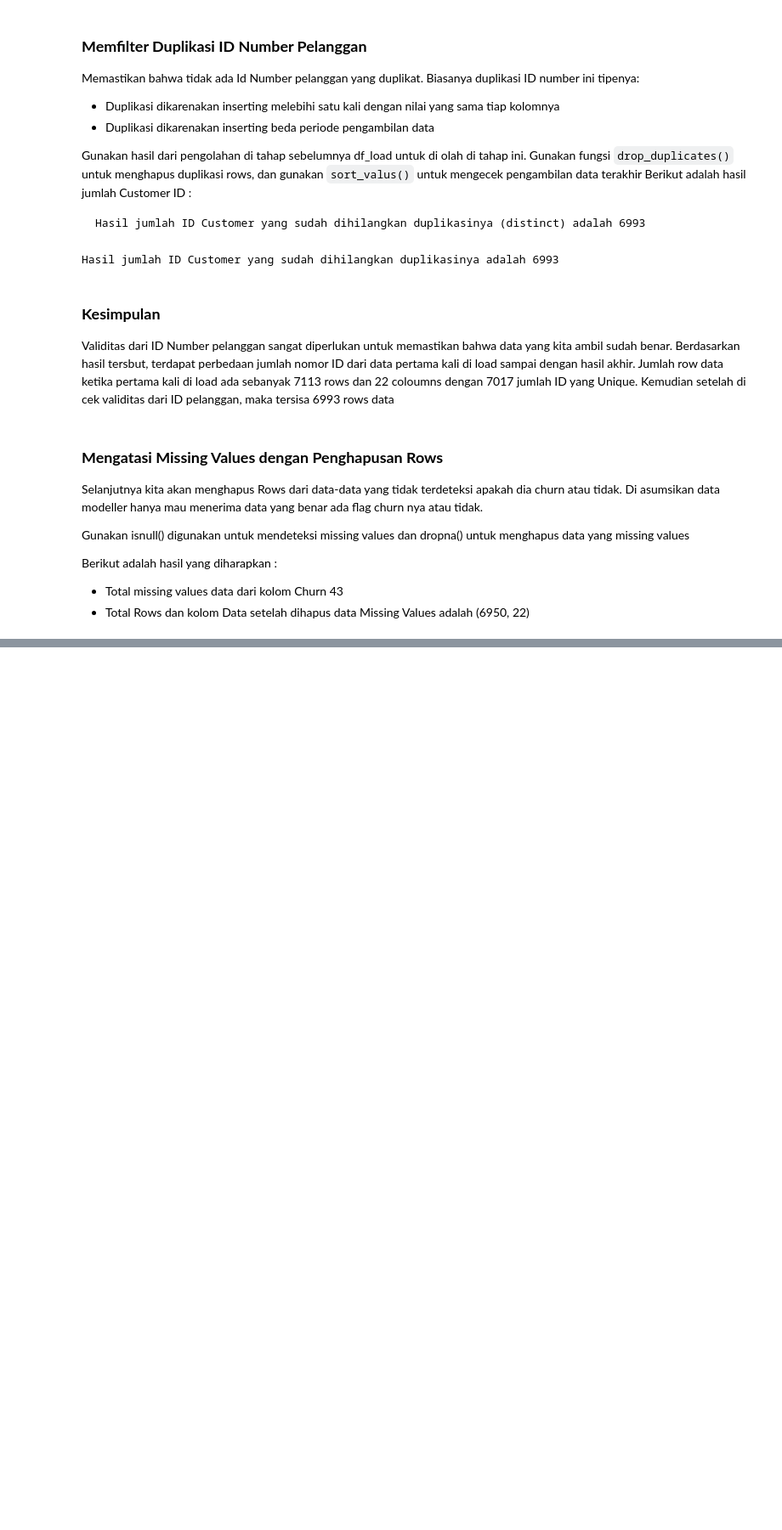
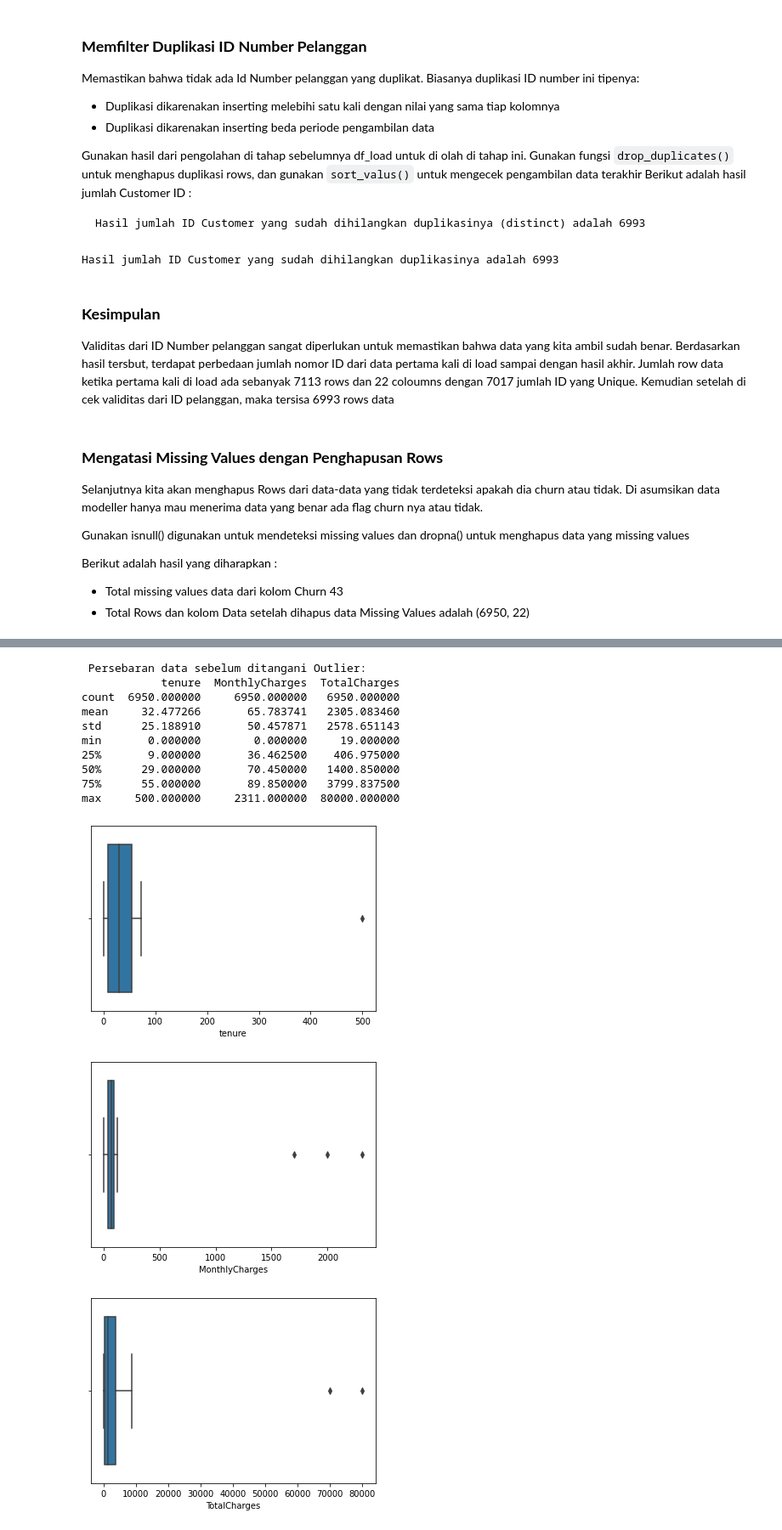
Before and after one commit to trijuhari/Basic_Feature_Discovering_for_Machine_Learning, a Jupyter notebook: Data_Telco.ipynb, the cells around one changed output, grey strips where cells are left out. Shown at 85% size. Saved outputs shown, nothing was run; the diff lists cells and outputs as text; code cells hidden in the pictures; blank space fills up the shorter version.

```diff
--- a/Data_Telco.ipynb
+++ b/Data_Telco.ipynb
@@ -207,0 +219,13 @@ Total Rows dan kolom Data setelah dihapus data Missing Values adalah (6950, 22)
+# %%
+print('Status Missing Values :',df_load.isnull().values.any())
+print('\nJumlah Missing Values masing-masing kolom, adalah:')
+print(df_load.isnull().sum().sort_values(ascending=False))
+
+df_load['tenure'].fillna(11, inplace=True)
+
+for col_names in list(['MonthlyCharges', 'TotalCharges']):
+  median = df_load[col_names].median()
+  df_load[col_names].fillna(median, inplace=True)
+
+print('\nJumlah Missing Values masing-masing kolom, adalah:')
+print(df_load.isnull().sum().sort_values(ascending=False))
@@ -207,0 +261,33 @@ Total Rows dan kolom Data setelah dihapus data Missing Values adalah (6950, 22)
+# %%
+print("\n Persebaran data sebelum ditangani Outlier:")
+
+
+print(df_load[['tenure','MonthlyCharges','TotalCharges']].describe())
+
+import matplotlib.pyplot as plt
+import seaborn as sns
+
+# Masukkan variable
+plt.figure() # untuk membuat figure baru
+sns.boxplot(x=df_load['tenure'])
+plt.show()
+plt.figure() # untuk membuat figure baru
+sns.boxplot(x=df_load['MonthlyCharges'])
+plt.show()
+plt.figure() # untuk membuat figure baru
+sns.boxplot(x=df_load['TotalCharges'])
+plt.show()
+# %% [output]
+ Persebaran data sebelum ditangani Outlier:
+            tenure  MonthlyCharges  TotalCharges
+count  6950.000000     6950.000000   6950.000000
+mean     32.477266       65.783741   2305.083460
+std      25.188910       50.457871   2578.651143
+min       0.000000        0.000000     19.000000
+25%       9.000000       36.462500    406.975000
+50%      29.000000       70.450000   1400.850000
+75%      55.000000       89.850000   3799.837500
+max     500.000000     2311.000000  80000.000000
+[figure, added]
+[figure, added]
+[figure, added]
```
Also changed, not shown: parts of 6 cells of this notebook.
